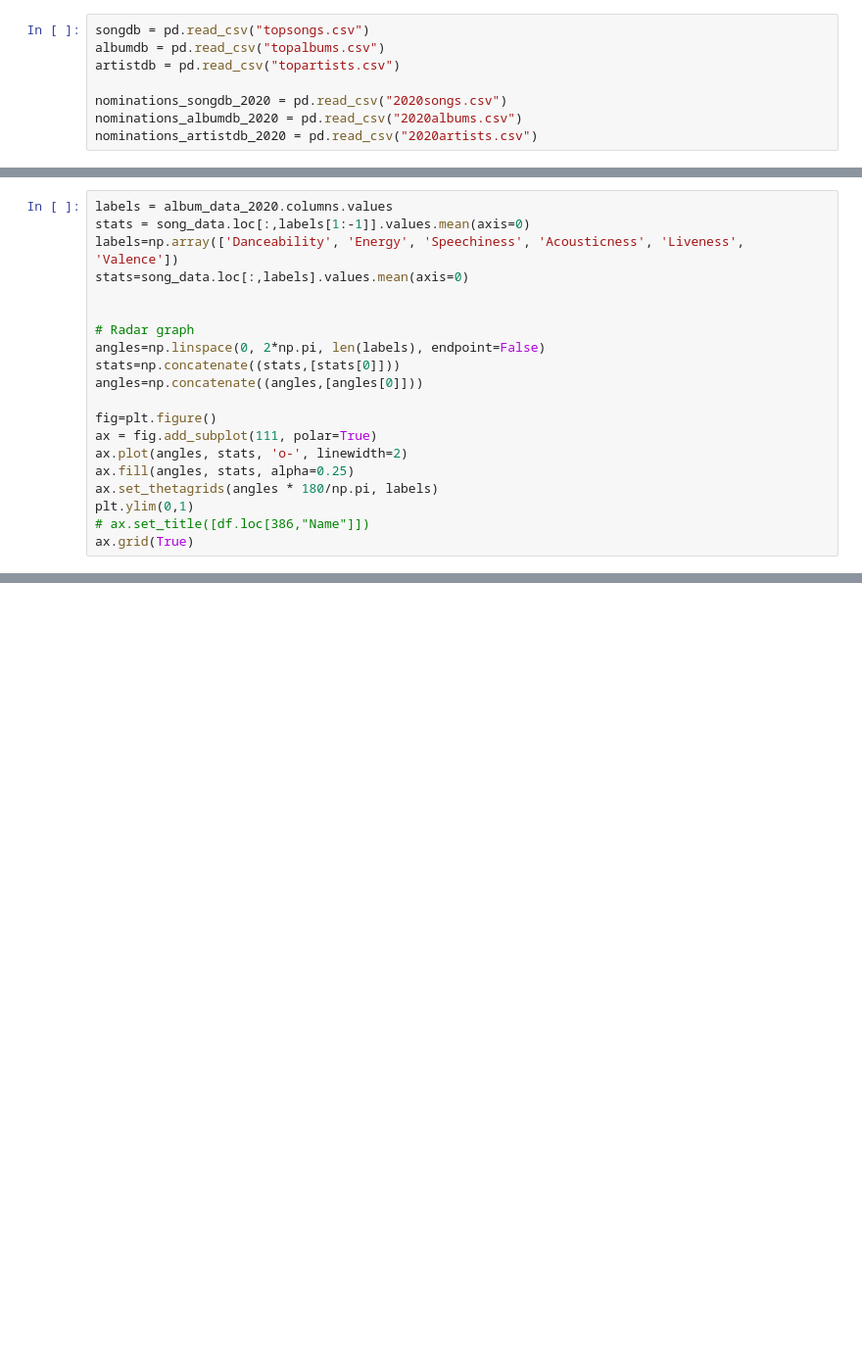
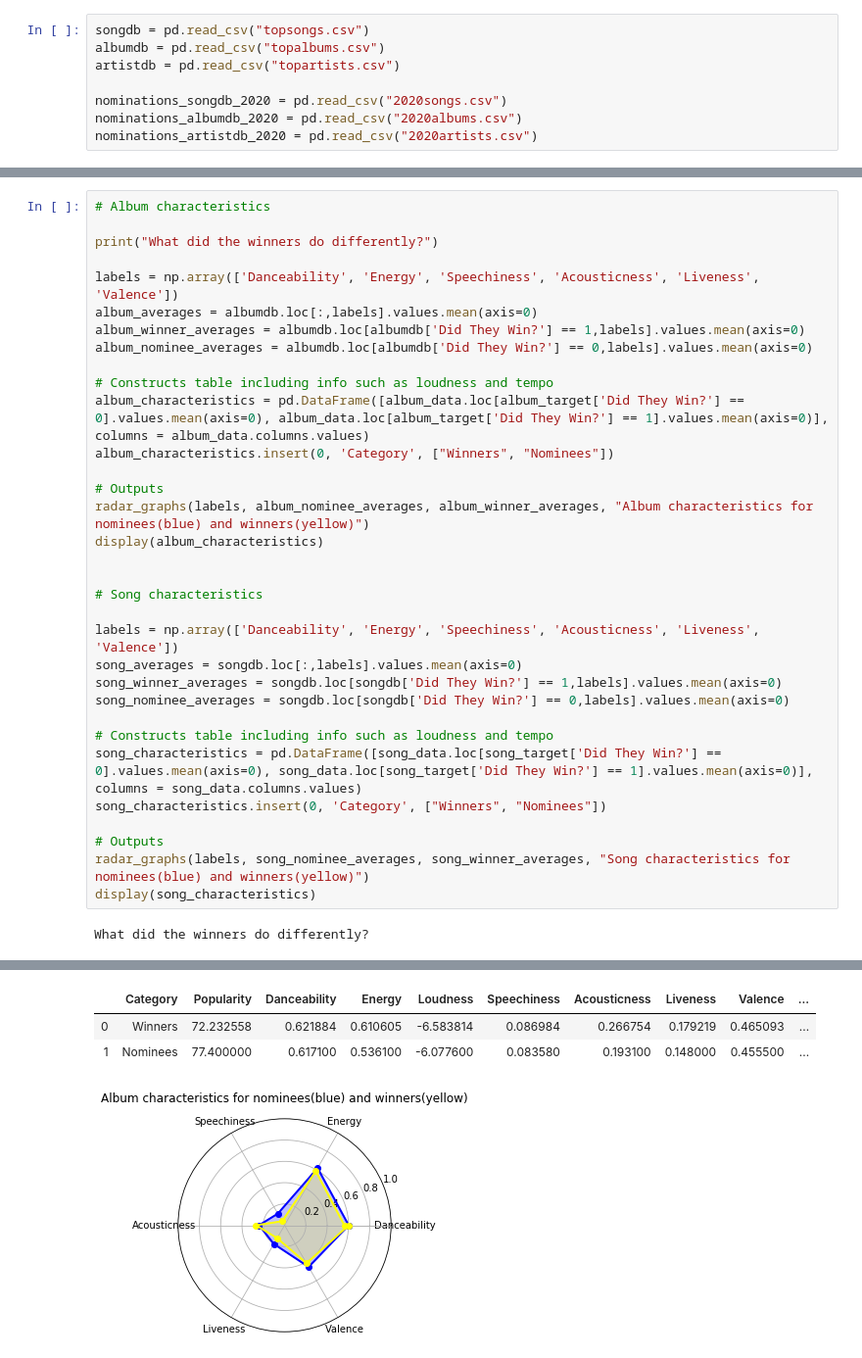
Before and after one commit to rwang99/grammy_predictions_2019, a Jupyter notebook: analysis.ipynb, the cells around one changed output, grey strips where cells are left out. Shown: that part at 98% size. Drawn from its saved outputs; the diff is of its cells as text; blank space fills up the shorter version.

```diff
--- a/analysis.ipynb
+++ b/analysis.ipynb
@@ -209,20 +202,0 @@ array([ 7.32075472e+01,  6.20981132e-01,  5.96547170e-01, -6.48830189e+00,
-# %%
-labels = album_data_2020.columns.values
-stats = song_data.loc[:,labels[1:-1]].values.mean(axis=0)
-labels=np.array(['Danceability', 'Energy', 'Speechiness', 'Acousticness', 'Liveness', 'Valence'])
-stats=song_data.loc[:,labels].values.mean(axis=0)
-
-
-# Radar graph
-angles=np.linspace(0, 2*np.pi, len(labels), endpoint=False)
-stats=np.concatenate((stats,[stats[0]]))
-angles=np.concatenate((angles,[angles[0]]))
-
-fig=plt.figure()
-ax = fig.add_subplot(111, polar=True)
-ax.plot(angles, stats, 'o-', linewidth=2)
-ax.fill(angles, stats, alpha=0.25)
-ax.set_thetagrids(angles * 180/np.pi, labels)
-plt.ylim(0,1)
-# ax.set_title([df.loc[386,"Name"]])
-ax.grid(True)
@@ -235,0 +270,35 @@ array([ 6.20981132e-01,  5.96547170e-01, -6.48830189e+00,  8.63415094e-02,
+# %%
+# Album characteristics
+
+print("What did the winners do differently?")
+
+labels = np.array(['Danceability', 'Energy', 'Speechiness', 'Acousticness', 'Liveness', 'Valence'])
+album_averages = albumdb.loc[:,labels].values.mean(axis=0)
+album_winner_averages = albumdb.loc[albumdb['Did They Win?'] == 1,labels].values.mean(axis=0)
+album_nominee_averages = albumdb.loc[albumdb['Did They Win?'] == 0,labels].values.mean(axis=0)
+
+# Constructs table including info such as loudness and tempo
+album_characteristics = pd.DataFrame([album_data.loc[album_target['Did They Win?'] == 0].values.mean(axis=0), album_data.loc[album_target['Did They Win?'] == 1].values.mean(axis=0)], columns = album_data.columns.values)
+album_characteristics.insert(0, 'Category', ["Winners", "Nominees"])
+
+# Outputs
+radar_graphs(labels, album_nominee_averages, album_winner_averages, "Album characteristics for nominees(blue) and winners(yellow)")
+display(album_characteristics)
+
+
+# Song characteristics
+
+labels = np.array(['Danceability', 'Energy', 'Speechiness', 'Acousticness', 'Liveness', 'Valence'])
+song_averages = songdb.loc[:,labels].values.mean(axis=0)
+song_winner_averages = songdb.loc[songdb['Did They Win?'] == 1,labels].values.mean(axis=0)
+song_nominee_averages = songdb.loc[songdb['Did They Win?'] == 0,labels].values.mean(axis=0)
+
+# Constructs table including info such as loudness and tempo
+song_characteristics = pd.DataFrame([song_data.loc[song_target['Did They Win?'] == 0].values.mean(axis=0), song_data.loc[song_target['Did They Win?'] == 1].values.mean(axis=0)], columns = song_data.columns.values)
+song_characteristics.insert(0, 'Category', ["Winners", "Nominees"])
+
+# Outputs
+radar_graphs(labels, song_nominee_averages, song_winner_averages, "Song characteristics for nominees(blue) and winners(yellow)")
+display(song_characteristics)
+# %% [output]
+What did the winners do differently?
@@ -235,0 +308,4 @@ array([ 6.20981132e-01,  5.96547170e-01, -6.48830189e+00,  8.63415094e-02,
+|  | Category | Popularity | Danceability | Energy | Loudness | Speechiness | Acousticness | Liveness | Valence | ... |
+| 0 | Winners | 72.232558 | 0.621884 | 0.610605 | -6.583814 | 0.086984 | 0.266754 | 0.179219 | 0.465093 | ... |
+| 1 | Nominees | 77.400000 | 0.617100 | 0.536100 | -6.077600 | 0.083580 | 0.193100 | 0.148000 | 0.455500 | ... |
+[figure, added]
```
Also changed, not shown: parts of 11 cells of this notebook.
